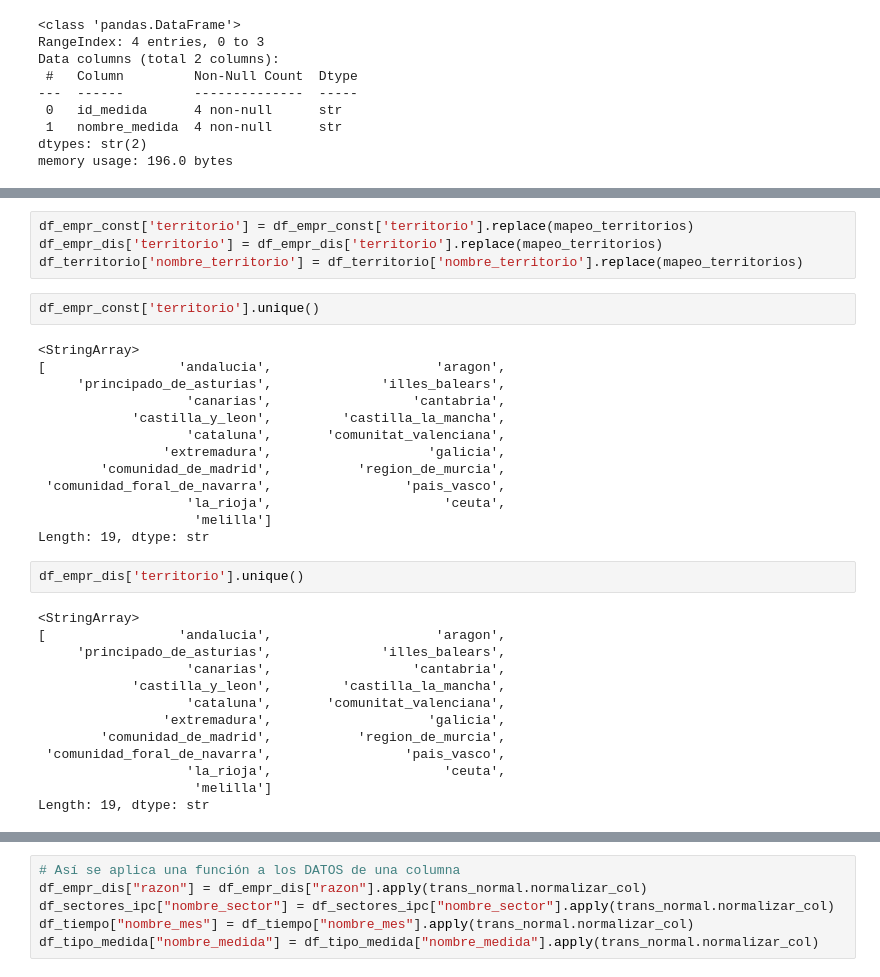
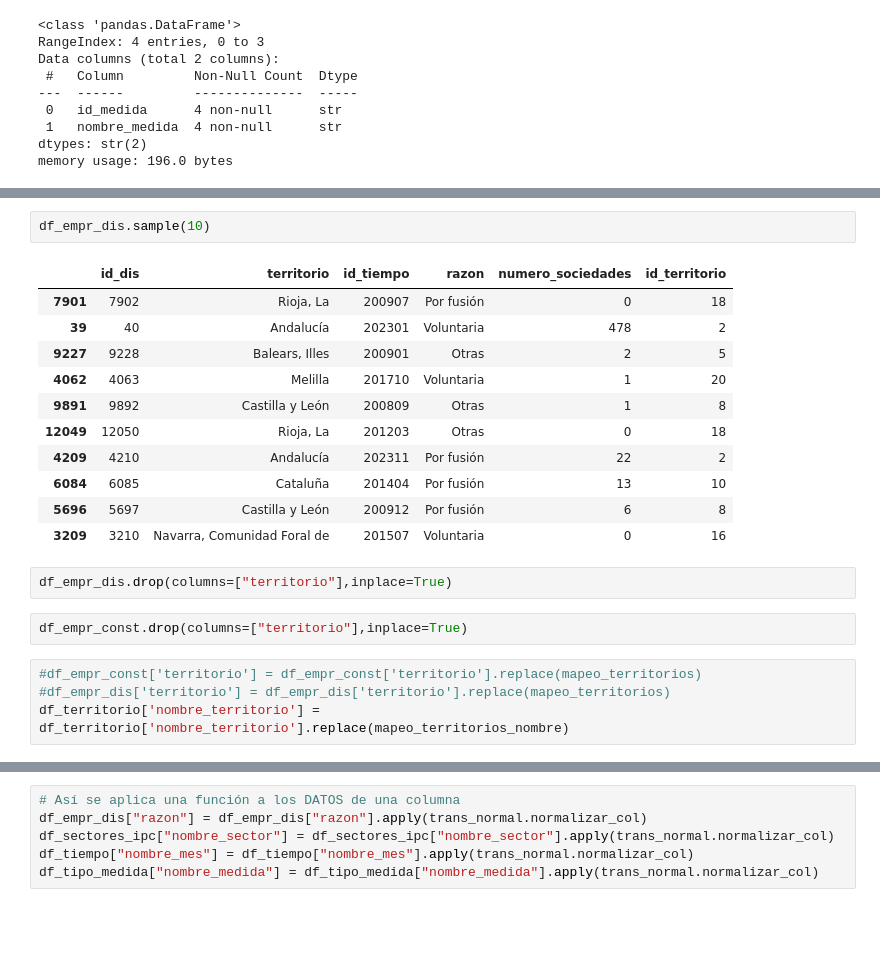
Before and after one commit to fabihrndz/spain-business-resilience-analytics, a Jupyter notebook: notebooks/05_transformation.ipynb, the cells around one changed output, grey strips where cells are left out. Drawn from its saved outputs; the diff is of its cells as text; blank space fills up the shorter version.

```diff
--- a/notebooks/05_transformacion.ipynb
+++ b/notebooks/05_transformation.ipynb
@@ -188,37 +218,25 @@ mapeo_territorios = {
+# %%
+df_empr_dis.sample(10)
+# %% [output]
+|  | id_dis | territorio | id_tiempo | razon | numero_sociedades | id_territorio |
+| 7901 | 7902 | Rioja, La | 200907 | Por fusión | 0 | 18 |
+| 39 | 40 | Andalucía | 202301 | Voluntaria | 478 | 2 |
+| 9227 | 9228 | Balears, Illes | 200901 | Otras | 2 | 5 |
+| 4062 | 4063 | Melilla | 201710 | Voluntaria | 1 | 20 |
+| 9891 | 9892 | Castilla y León | 200809 | Otras | 1 | 8 |
+| 12049 | 12050 | Rioja, La | 201203 | Otras | 0 | 18 |
+| 4209 | 4210 | Andalucía | 202311 | Por fusión | 22 | 2 |
+| 6084 | 6085 | Cataluña | 201404 | Por fusión | 13 | 10 |
+| 5696 | 5697 | Castilla y León | 200912 | Por fusión | 6 | 8 |
+| 3209 | 3210 | Navarra, Comunidad Foral de | 201507 | Voluntaria | 0 | 16 |
+# %%
+df_empr_dis.drop(columns=["territorio"],inplace=True)
+# %%
+df_empr_const.drop(columns=["territorio"],inplace=True)
 # %%
-df_empr_const['territorio'] = df_empr_const['territorio'].replace(mapeo_territorios)
-df_empr_dis['territorio'] = df_empr_dis['territorio'].replace(mapeo_territorios)
-df_territorio['nombre_territorio'] = df_territorio['nombre_territorio'].replace(mapeo_territorios)
+#df_empr_const['territorio'] = df_empr_const['territorio'].replace(mapeo_territorios)
+#df_empr_dis['territorio'] = df_empr_dis['territorio'].replace(mapeo_territorios)
+df_territorio['nombre_territorio'] = df_territorio['nombre_territorio'].replace(mapeo_territorios_nombre)
-# %%
-df_empr_const['territorio'].unique()
-# %% [output]
-<StringArray>
-[                 'andalucia',                     'aragon',
-     'principado_de_asturias',              'illes_balears',
-                   'canarias',                  'cantabria',
-            'castilla_y_leon',         'castilla_la_mancha',
-                   'cataluna',       'comunitat_valenciana',
-                'extremadura',                    'galicia',
-        'comunidad_de_madrid',           'region_de_murcia',
- 'comunidad_foral_de_navarra',                 'pais_vasco',
-                   'la_rioja',                      'ceuta',
-                    'melilla']
-Length: 19, dtype: str
-# %%
-df_empr_dis['territorio'].unique()
-# %% [output]
-<StringArray>
-[                 'andalucia',                     'aragon',
-     'principado_de_asturias',              'illes_balears',
-                   'canarias',                  'cantabria',
-            'castilla_y_leon',         'castilla_la_mancha',
-                   'cataluna',       'comunitat_valenciana',
-                'extremadura',                    'galicia',
-        'comunidad_de_madrid',           'region_de_murcia',
- 'comunidad_foral_de_navarra',                 'pais_vasco',
-                   'la_rioja',                      'ceuta',
-                    'melilla']
-Length: 19, dtype: str
 # %%
 df_territorio['nombre_territorio'].unique()
 # %% [output]
```
Also changed, not shown: parts of 12 cells of this notebook, 14 other files.
